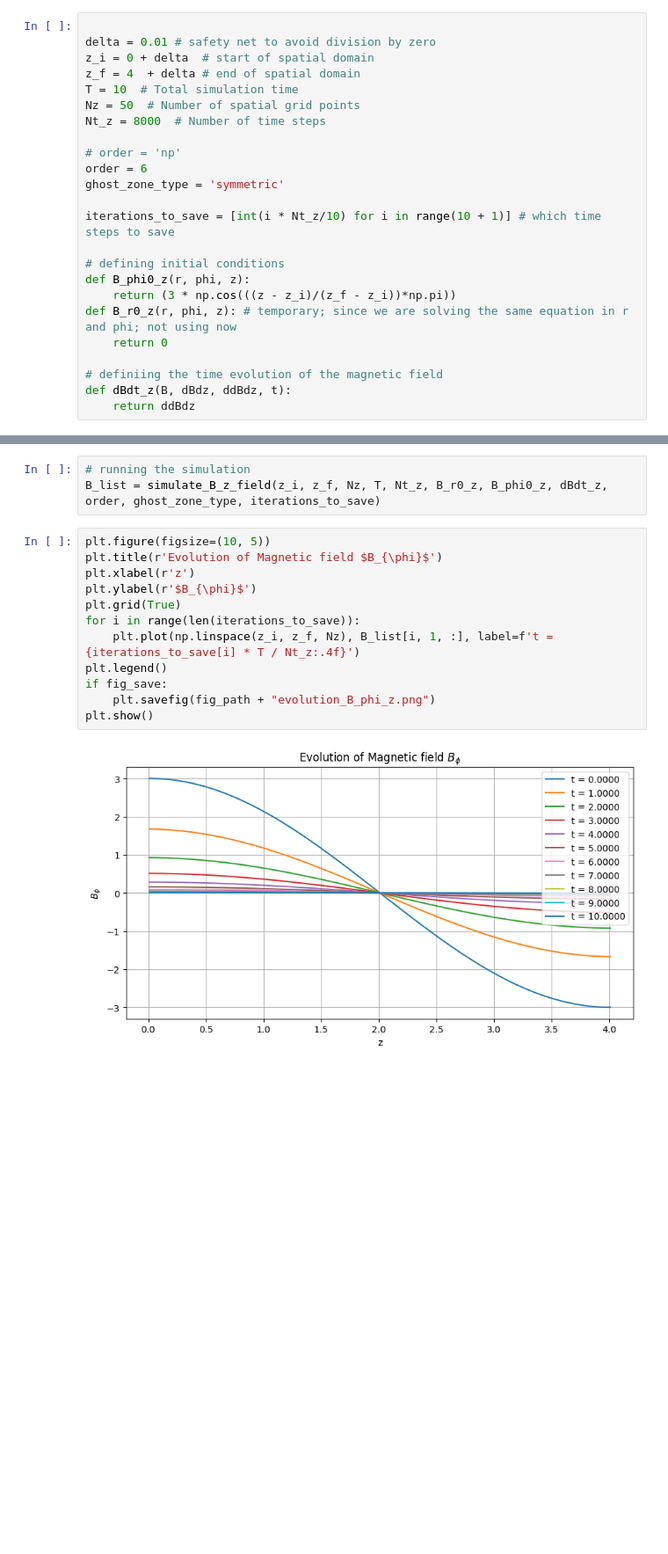
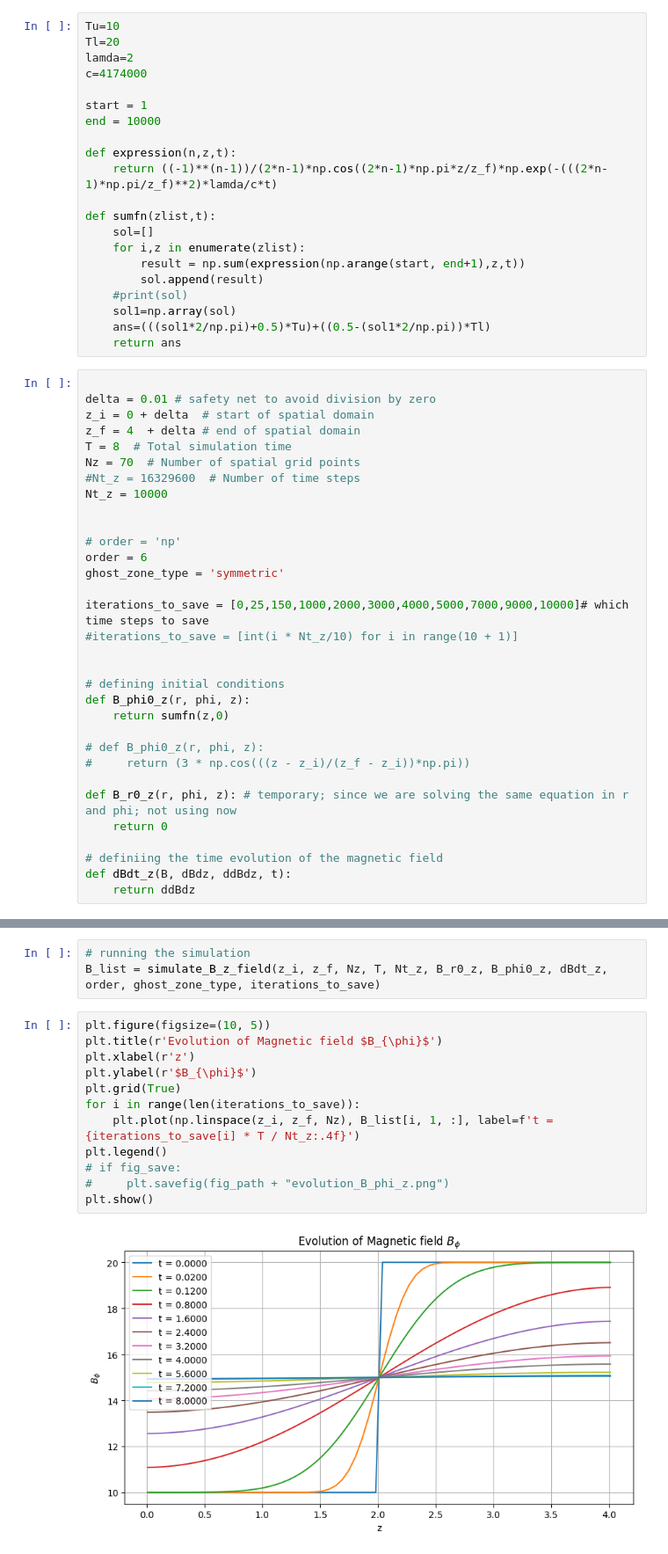
Before and after one commit to mjunaid31/project, a Jupyter notebook: trail_adil.ipynb, the cells around one changed output, grey strips where cells are left out. Shown at 88% size. Cells and saved outputs as stored; diff of their text form; blank space fills up the shorter version.

```diff
--- a/trail_adil.ipynb
+++ b/trail_adil.ipynb
@@ -181,24 +181,53 @@ def simulate_B_z_field(z_i, z_f, Nz, T, Nt, B_r0, B_phi0, dBdt, order = 6, ghost
     B_list = np.array(B_list)
 
     return B_list
+# %%
+Tu=10
+Tl=20
+lamda=2
+c=4174000
+
+start = 1
+end = 10000
+
+def expression(n,z,t):
+    return ((-1)**(n-1))/(2*n-1)*np.cos((2*n-1)*np.pi*z/z_f)*np.exp(-(((2*n-1)*np.pi/z_f)**2)*lamda/c*t)
+
+def sumfn(zlist,t):
+    sol=[]
+    for i,z in enumerate(zlist):
+        result = np.sum(expression(np.arange(start, end+1),z,t))
+        sol.append(result)
+    #print(sol)
+    sol1=np.array(sol)
+    ans=(((sol1*2/np.pi)+0.5)*Tu)+((0.5-(sol1*2/np.pi))*Tl)
+    return ans
 # %%
 
 delta = 0.01 # safety net to avoid division by zero
 z_i = 0 + delta  # start of spatial domain
 z_f = 4  + delta # end of spatial domain
-T = 10  # Total simulation time
-Nz = 50  # Number of spatial grid points
-Nt_z = 8000  # Number of time steps
+T = 8  # Total simulation time
+Nz = 70  # Number of spatial grid points
+#Nt_z = 16329600  # Number of time steps
+Nt_z = 10000
+
 
 # order = 'np'
 order = 6
 ghost_zone_type = 'symmetric'
 
-iterations_to_save = [int(i * Nt_z/10) for i in range(10 + 1)] # which time steps to save
+iterations_to_save = [0,25,150,1000,2000,3000,4000,5000,7000,9000,10000]# which time steps to save
+#iterations_to_save = [int(i * Nt_z/10) for i in range(10 + 1)]
+
 
 # defining initial conditions
 def B_phi0_z(r, phi, z):
-    return (3 * np.cos(((z - z_i)/(z_f - z_i))*np.pi))
+    return sumfn(z,0)
+
+# def B_phi0_z(r, phi, z):
+#     return (3 * np.cos(((z - z_i)/(z_f - z_i))*np.pi))
+
 def B_r0_z(r, phi, z): # temporary; since we are solving the same equation in r and phi; not using now
     return 0
 
@@ -215,14 +244,14 @@ B_list = simulate_B_z_field(z_i, z_f, Nz, T, Nt_z, B_r0_z, B_phi0_z, dBdt_z, ord
 # %%
 plt.figure(figsize=(10, 5))
 plt.title(r'Evolution of Magnetic field $B_{\phi}$')
 plt.xlabel(r'z')
 plt.ylabel(r'$B_{\phi}$')
 plt.grid(True)
 for i in range(len(iterations_to_save)):
     plt.plot(np.linspace(z_i, z_f, Nz), B_list[i, 1, :], label=f't = {iterations_to_save[i] * T / Nt_z:.4f}')
 plt.legend()
-if fig_save:
-    plt.savefig(fig_path + "evolution_B_phi_z.png")
+# if fig_save:
+#     plt.savefig(fig_path + "evolution_B_phi_z.png")
 plt.show()
 # %% [output]
-[figure, old version]
+[figure, new version]
```
Also changed, not shown: parts of 1 cell of this notebook, 2 other files.
